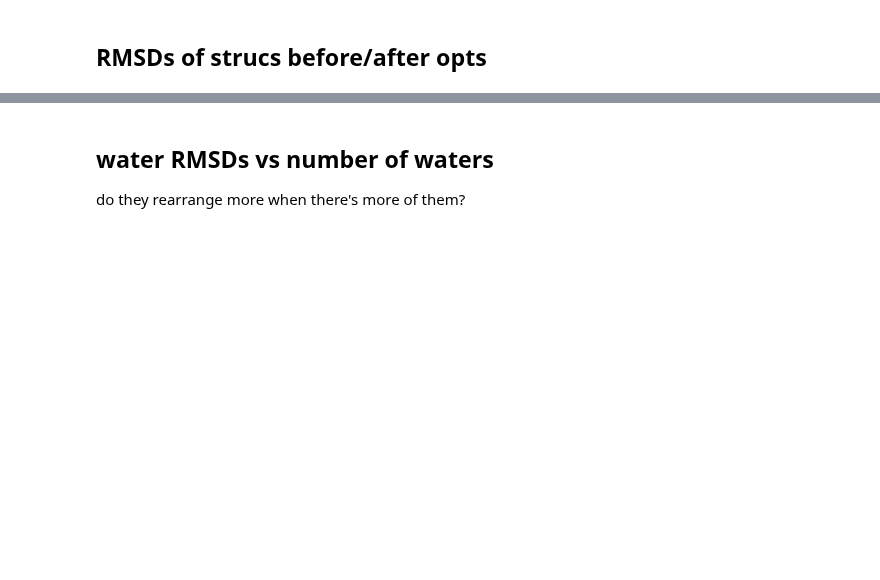
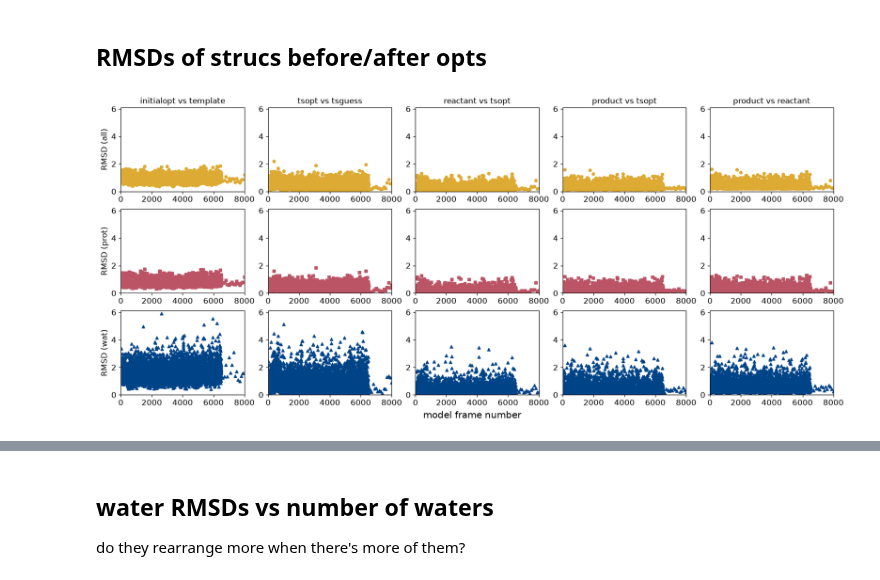
Before and after one commit to natedey/DeYonker-lab-scripts, a Jupyter notebook: CM_MD_to_QM_project/plot_CM_results.ipynb, the cells around one changed output, grey strips where cells are left out. Cells and saved outputs as stored; diff of their text form; code cells hidden in the pictures; blank space fills up the shorter version.

```diff
--- a/CM_MD_to_QM_project/plot_CM_results.ipynb
+++ b/CM_MD_to_QM_project/plot_CM_results.ipynb
@@ -371,30 +420,32 @@ for model in list(df.index.values):
 # %%
 rmscols = [c for c in df.columns if c.startswith('rms')]
 allmin = min([np.nanmin(df[i]) for i in rmscols])
 allmax = max([np.nanmax(df[i]) for i in rmscols])
 
 titlelabels = ['initialopt vs template','tsopt vs tsguess','reactant vs tsopt','product vs tsopt','product vs reactant']
 pairs = ['tmp-init','guess-ts','ts-r','ts-p','p-r']
 markers = ['o','s','^']
 cols = [tc.high_contrast.yellow,tc.high_contrast.red,tc.high_contrast.blue]
 
-fig, axs = plt.subplots(nrows=3,ncols=5,figsize=(14,7),layout='constrained')
+fig, axs = plt.subplots(nrows=3,ncols=5,figsize=(16,7),layout='constrained')
 for i,pair in enumerate(pairs):
     for j,rmsd in enumerate(['all','prot','wat']):
         # top row of plots: actual values
         df.plot(x='fnum',y=f'rms_{pair}_{rmsd}',kind='scatter',ax=axs[j,i],color=cols[j],marker=markers[j])
         axs[j,i].set_ylim(bottom=0,top=allmax+0.2)
         axs[j,i].set_xlim(left=plotopts['fnum']['min']-1,right=plotopts['fnum']['max']+1)
         axs[j,i].set_xlabel(None)
         axs[j,i].set_ylabel(None)
         if j==0:
             axs[j,i].set_title(titlelabels[i])
         if i==0:
             axs[j,i].set_ylabel(f'RMSD ({rmsd})')
 
 
 fig.supxlabel(plotopts['fnum']['longlabel'])
 fig.align_labels()
+# %% [output]
+[figure, added]
 # %%
 ### quick code to filter df to find outliers ###
 ### change the vals of these three variables as needed ###
```
Also changed, not shown: parts of 38 cells of this notebook.
